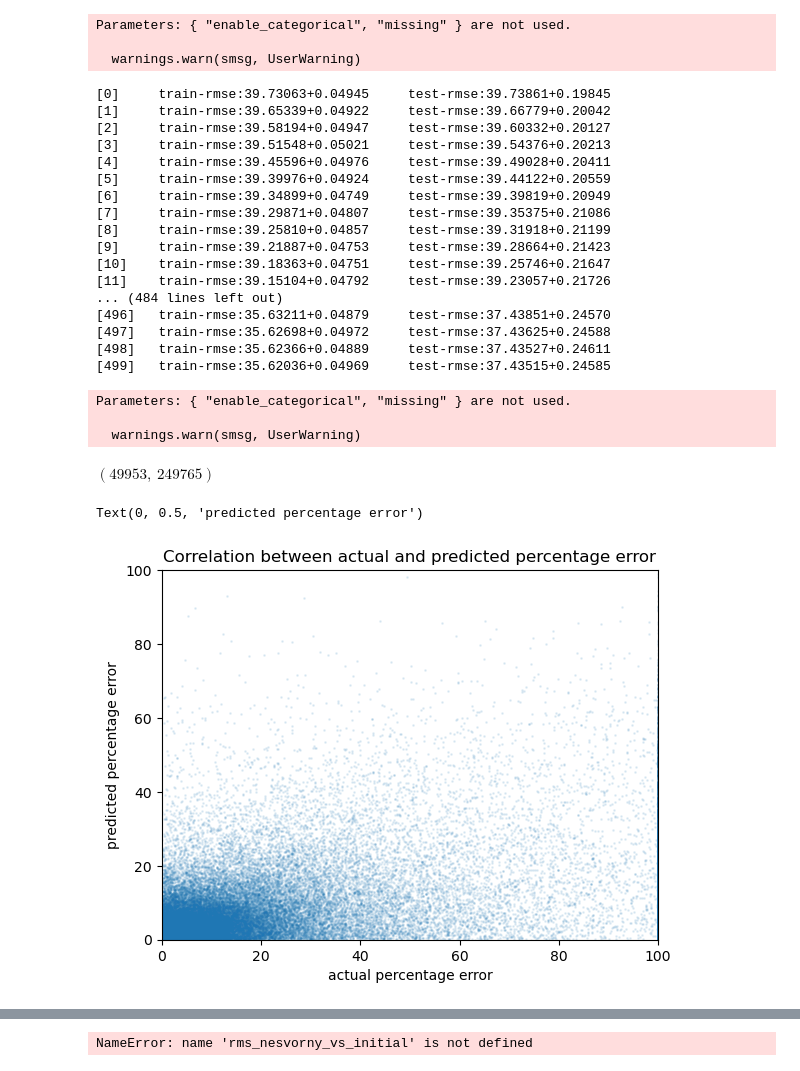
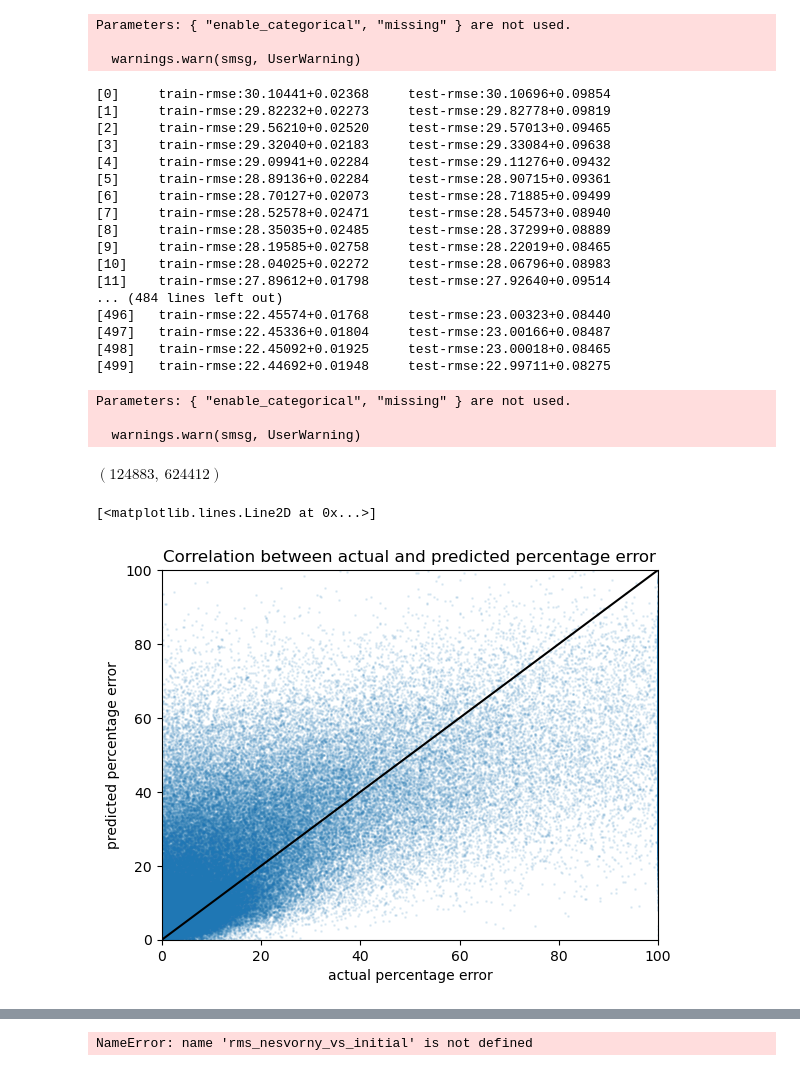
Before and after one commit to kavidey/action-angle-discovery, a Jupyter notebook: properelements.ipynb, the cells around one changed output, grey strips where cells are left out. Saved outputs shown, nothing was run; the diff lists cells and outputs as text; code cells hidden in the pictures.

```diff
--- a/properelements.ipynb
+++ b/properelements.ipynb
@@ -310,7 +318,7 @@ the AUC score is 0.6771906886310469
 # %% [markdown]
 # XGBoost Model training
 # %%
-trainX, testX, trainY, testY = train_test_split(data, dele, test_size=0.2, random_state=42)
+trainX, testX, trainY, testY = train_test_split(data, dele, test_size=0.5, random_state=42)
 # %%
 trainY.shape[0], testY.shape[0]
 # %% [output]
@@ -397,7 +405,7 @@ Parameters: { "enable_categorical", "missing" } are not used.
   warnings.warn(smsg, UserWarning)
 # %%
 percent_error = ((testY - pred1) / testY) * 100
-percent_error = np.clip(percent_error, -100, 100)
+percent_error = np.clip(np.abs(percent_error), 0, 100)
 # %%
 error_trainX, error_testX, error_trainY, error_testY = train_test_split(testX, percent_error, test_size=0.2, random_state=42)
 dtrain_error = xgb.DMatrix(error_trainX, label=error_trainY)
@@ -419,23 +427,23 @@ error_cv = xgb.cv(
     num_boost_round=500
 )
 # %% [output]
-[0]     train-rmse:39.73063+0.04945     test-rmse:39.73861+0.19845
-[1]     train-rmse:39.65339+0.04922     test-rmse:39.66779+0.20042
-[2]     train-rmse:39.58194+0.04947     test-rmse:39.60332+0.20127
-[3]     train-rmse:39.51548+0.05021     test-rmse:39.54376+0.20213
-[4]     train-rmse:39.45596+0.04976     test-rmse:39.49028+0.20411
-[5]     train-rmse:39.39976+0.04924     test-rmse:39.44122+0.20559
-[6]     train-rmse:39.34899+0.04749     test-rmse:39.39819+0.20949
-[7]     train-rmse:39.29871+0.04807     test-rmse:39.35375+0.21086
-[8]     train-rmse:39.25810+0.04857     test-rmse:39.31918+0.21199
-[9]     train-rmse:39.21887+0.04753     test-rmse:39.28664+0.21423
-[10]    train-rmse:39.18363+0.04751     test-rmse:39.25746+0.21647
-[11]    train-rmse:39.15104+0.04792     test-rmse:39.23057+0.21726
+[0]     train-rmse:30.10441+0.02368     test-rmse:30.10696+0.09854
+[1]     train-rmse:29.82232+0.02273     test-rmse:29.82778+0.09819
+[2]     train-rmse:29.56210+0.02520     test-rmse:29.57013+0.09465
+[3]     train-rmse:29.32040+0.02183     test-rmse:29.33084+0.09638
+[4]     train-rmse:29.09941+0.02284     test-rmse:29.11276+0.09432
+[5]     train-rmse:28.89136+0.02284     test-rmse:28.90715+0.09361
+[6]     train-rmse:28.70127+0.02073     test-rmse:28.71885+0.09499
+[7]     train-rmse:28.52578+0.02471     test-rmse:28.54573+0.08940
+[8]     train-rmse:28.35035+0.02485     test-rmse:28.37299+0.08889
+[9]     train-rmse:28.19585+0.02758     test-rmse:28.22019+0.08465
+[10]    train-rmse:28.04025+0.02272     test-rmse:28.06796+0.08983
+[11]    train-rmse:27.89612+0.01798     test-rmse:27.92640+0.09514
 ... (484 lines left out)
-[496]   train-rmse:35.63211+0.04879     test-rmse:37.43851+0.24570
-[497]   train-rmse:35.62698+0.04972     test-rmse:37.43625+0.24588
-[498]   train-rmse:35.62366+0.04889     test-rmse:37.43527+0.24611
-[499]   train-rmse:35.62036+0.04969     test-rmse:37.43515+0.24585
+[496]   train-rmse:22.45574+0.01768     test-rmse:23.00323+0.08440
+[497]   train-rmse:22.45336+0.01804     test-rmse:23.00166+0.08487
+[498]   train-rmse:22.45092+0.01925     test-rmse:23.00018+0.08465
+[499]   train-rmse:22.44692+0.01948     test-rmse:22.99711+0.08275
 # %%
 final_error_model = xgb.train(dtrain=dtrain_error, params=error_model.get_params(), num_boost_round=2000)
 pred2 = final_error_model.predict(dtest_error)
@@ -446,17 +454,18 @@ Parameters: { "enable_categorical", "missing" } are not used.
 # %%
 len(error_testY), len(percent_error)
 # %% [output]
-$\displaystyle \left( 49953, \  249765\right)$
+$\displaystyle \left( 124883, \  624412\right)$
 # %%
 plt.scatter(np.abs(error_testY), np.abs(pred2), alpha = 0.1, s = 1)
 plt.xlim(0, 100)
 plt.ylim(0, 100)
 plt.title("Correlation between actual and predicted percentage error")
 plt.xlabel("actual percentage error")
 plt.ylabel("predicted percentage error")
+plt.plot([0, 100], [0, 100], color='black')
 # %% [output]
-Text(0, 0.5, 'predicted percentage error')
+[<matplotlib.lines.Line2D at 0x...>]
-[figure, old version]
+[figure, new version]
 # %%
 plt.figure(figsize=(8, 5))
 plt.hist(np.abs(pred2), bins=1000)
```
Also changed, not shown: parts of 12 cells of this notebook, 1 other file.
